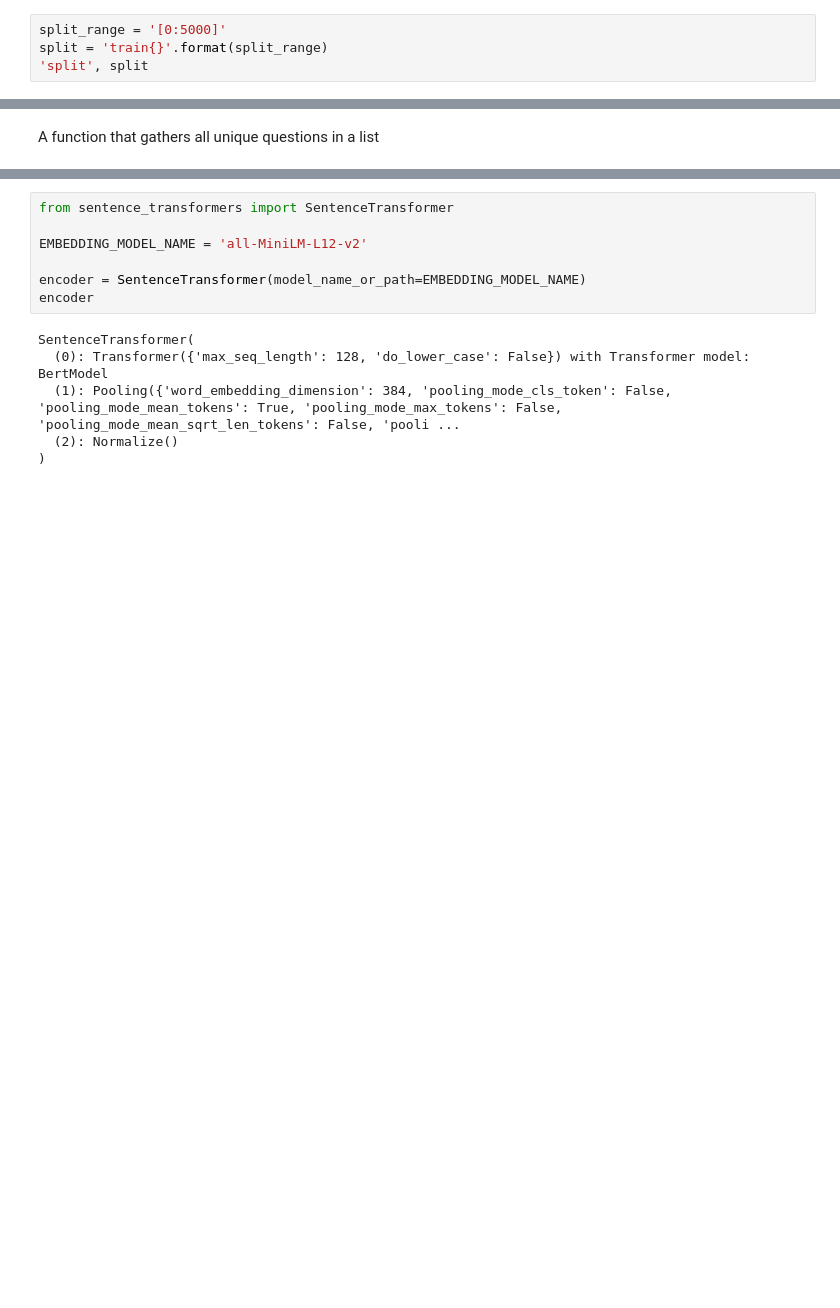
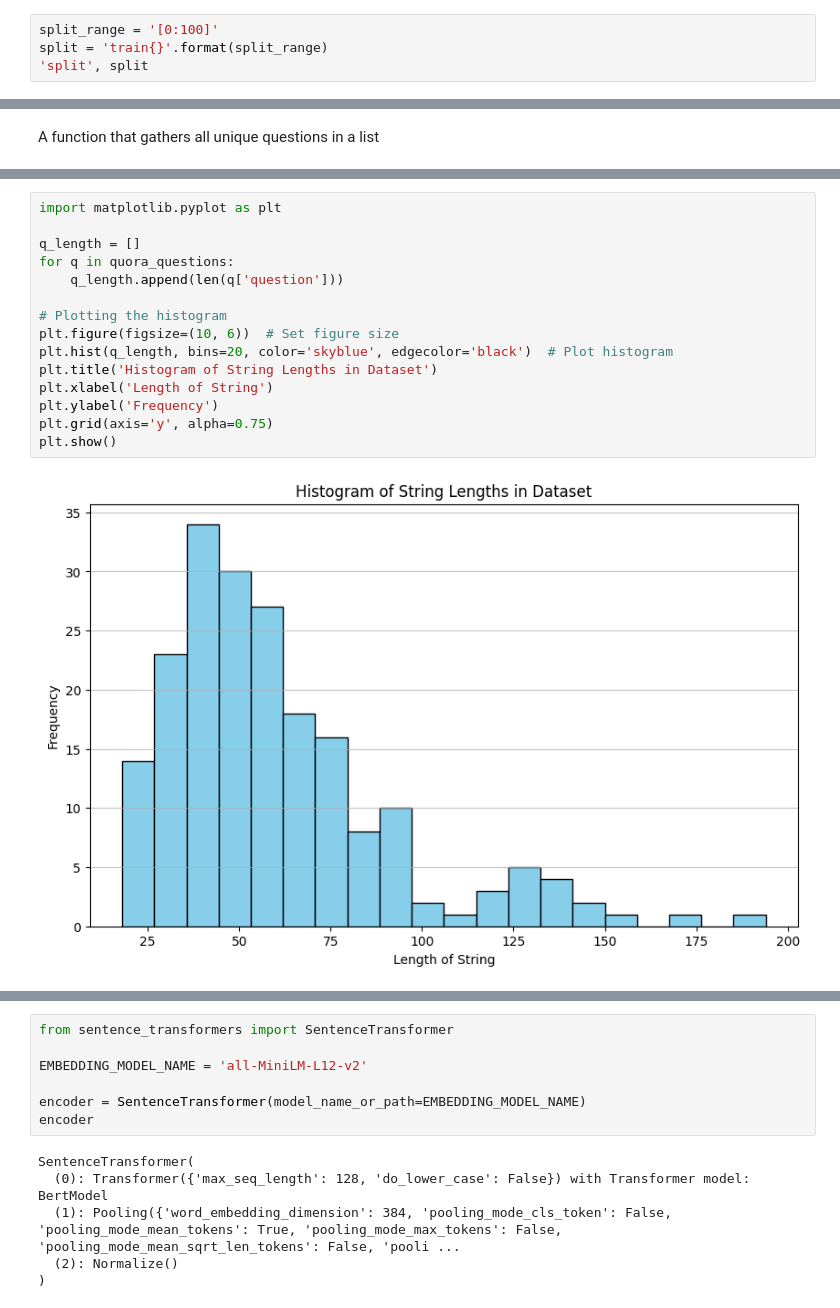
Before and after one commit to YahyaAlaaMassoud/learn-search-relevance, a Jupyter notebook: quora-semantic-search/quora_semantic_search.ipynb, the cells around one changed output, grey strips where cells are left out. Drawn from its saved outputs; the diff is of its cells as text; blank space fills up the shorter version.

Commit message:
add hist and box plots for question lengths and token lengths of the dataset

```diff
--- a/quora-semantic-search/quora_semantic_search.ipynb
+++ b/quora-semantic-search/quora_semantic_search.ipynb
@@ -67,7 +62,7 @@ from datasets import get_dataset_split_names
 # %% [output]
 ('split_names', ['train'])
 # %%
-split_range = '[0:5000]'
+split_range = '[0:100]'
 split = 'train{}'.format(split_range)
 'split', split
 # %% [output]
@@ -187,3 +162,20 @@ pprint(quora_questions[:5])
+# %%
+import matplotlib.pyplot as plt
+
+q_length = []
+for q in quora_questions:
+    q_length.append(len(q['question']))
+
+# Plotting the histogram
+plt.figure(figsize=(10, 6))  # Set figure size
+plt.hist(q_length, bins=20, color='skyblue', edgecolor='black')  # Plot histogram
+plt.title('Histogram of String Lengths in Dataset')
+plt.xlabel('Length of String')
+plt.ylabel('Frequency')
+plt.grid(axis='y', alpha=0.75)
+plt.show()
+# %% [output]
+[figure, added]
 # %%
 %%writefile -a requirments.txt
 sentence-transformers
```
Also changed, not shown: parts of 15 cells of this notebook.
